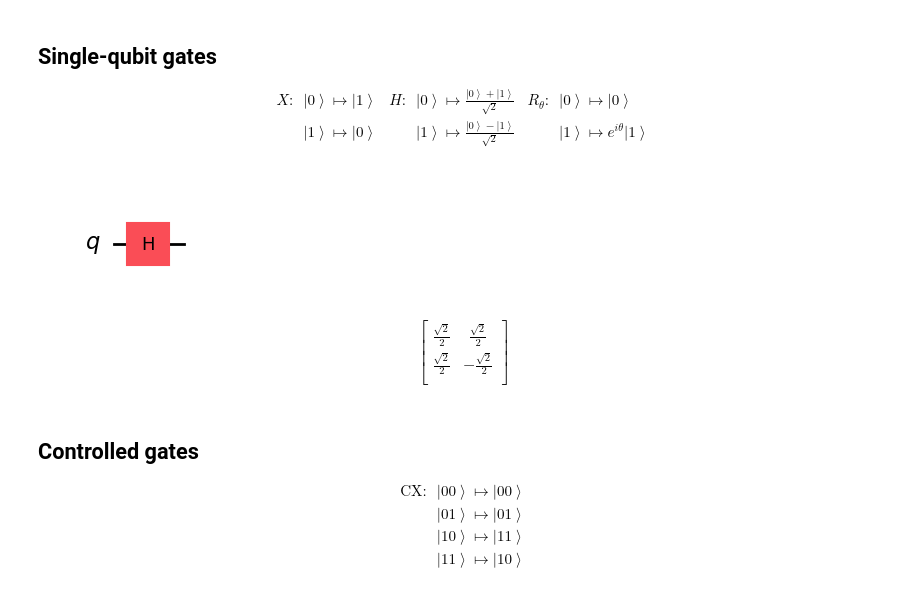
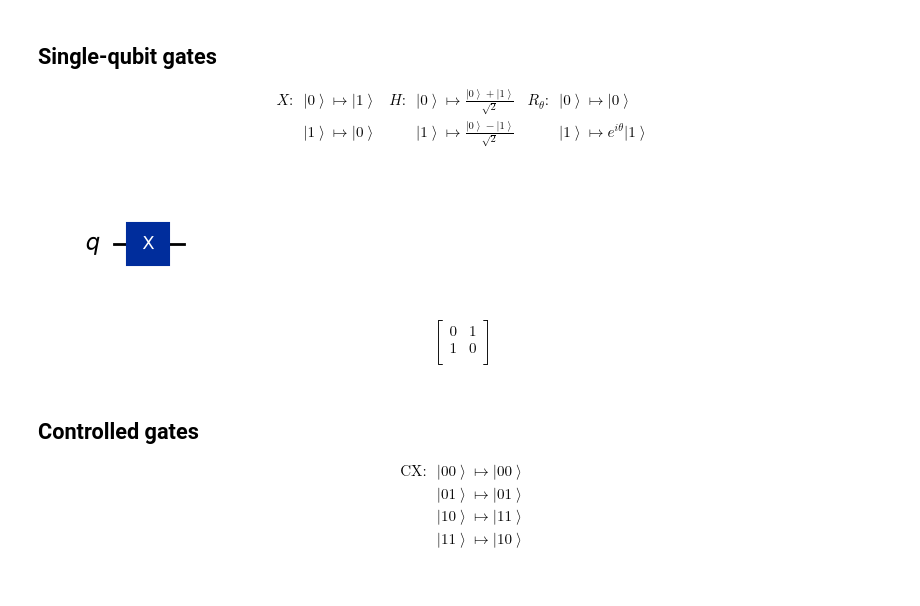
Before and after one commit to nopid/qm2, a Jupyter notebook: notebooks/qprog2_en.ipynb, the cells around one changed output. Cells and saved outputs as stored; diff of their text form; code cells hidden in the pictures.

```diff
--- a/notebooks/qprog2_en.ipynb
+++ b/notebooks/qprog2_en.ipynb
@@ -145,15 +145,15 @@ $$
 # %%
 from math import pi
 circuit = QuantumCircuit(1)
 # here replace x with h or t (=r(pi/4)) or sx (sqrt(x))
-circuit.h(0)
+circuit.x(0)
 show(circuit)
 # %% [output]
-[figure, old version]
+[figure, new version]
 $$
 \begin{bmatrix}
-\frac{\sqrt{2}}{2} & \frac{\sqrt{2}}{2}  \\
- \frac{\sqrt{2}}{2} & - \frac{\sqrt{2}}{2}  \\
+0 & 1  \\
+ 1 & 0  \\
  \end{bmatrix}
 $$
 # %% [markdown]
```
Also changed, not shown: parts of 25 cells of this notebook, 7 other files.
